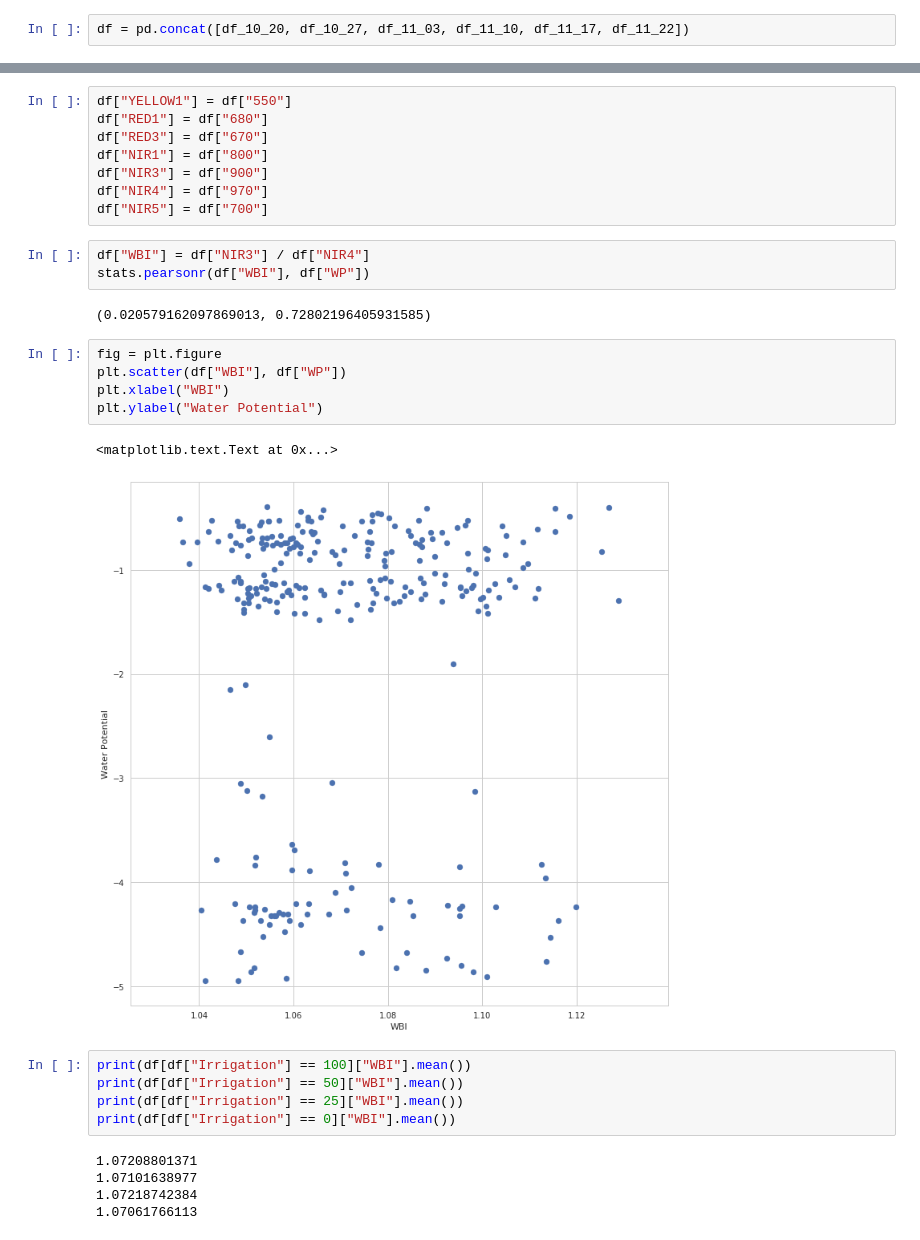
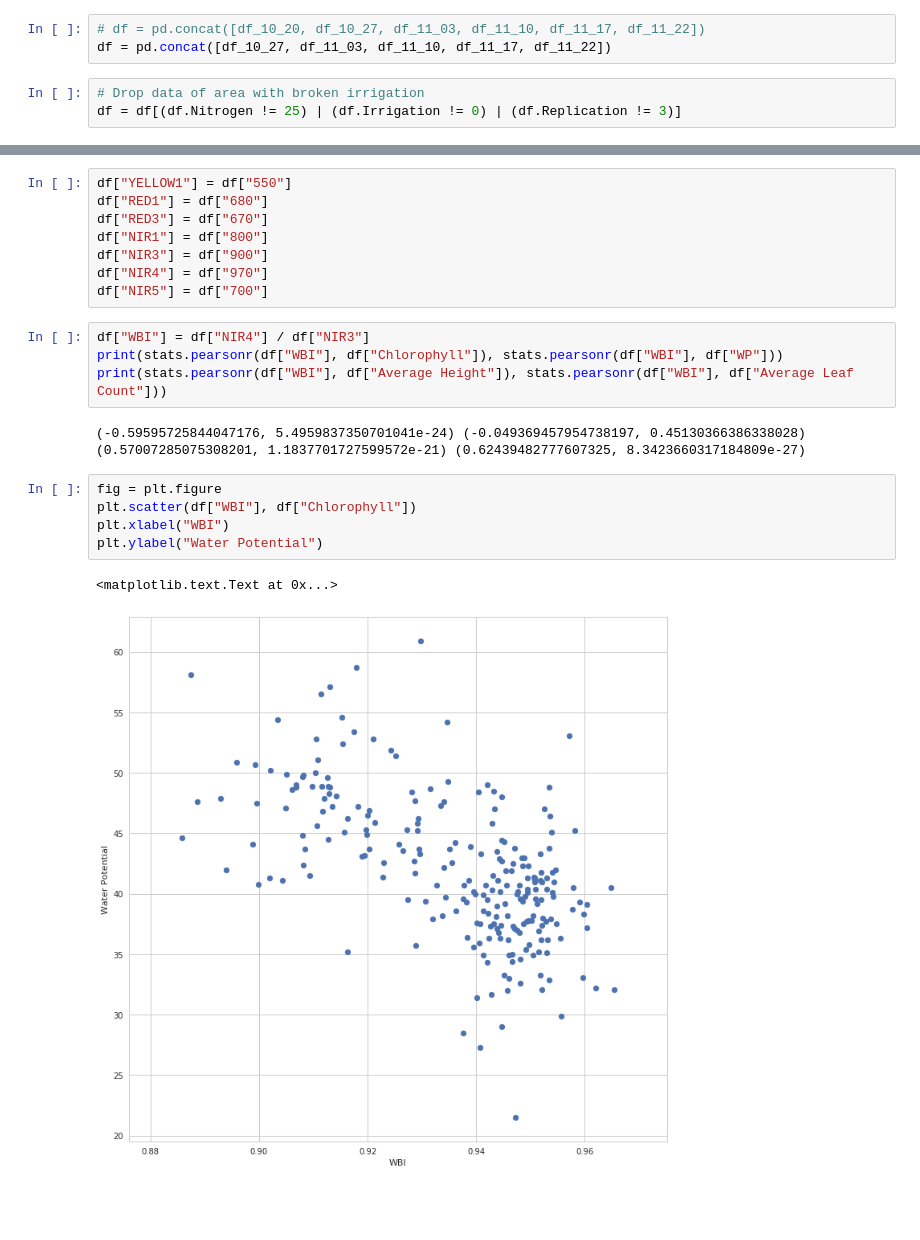
Before and after one commit to cheripai/thesis, a Jupyter notebook: notebooks/Lettuce_Spectra_Analysis.ipynb, the cells around one changed output, grey strips where cells are left out. Cells and saved outputs as stored; diff of their text form; blank space fills up the shorter version.

```diff
--- a/notebooks/Lettuce_Spectra_Analysis.ipynb
+++ b/notebooks/Lettuce_Spectra_Analysis.ipynb
@@ -77,5 +77,9 @@ df_11_10 = pd.merge(gt_11_10, spectra_11_10, on=["Nitrogen", "Irrigation", "Repl
 df_11_17 = pd.merge(gt_11_17, spectra_11_17, on=["Nitrogen", "Irrigation", "Replication"])
 df_11_22 = pd.merge(gt_11_22, spectra_11_22, on=["Nitrogen", "Irrigation", "Replication"])
 # %%
-df = pd.concat([df_10_20, df_10_27, df_11_03, df_11_10, df_11_17, df_11_22])
+# df = pd.concat([df_10_20, df_10_27, df_11_03, df_11_10, df_11_17, df_11_22])
+df = pd.concat([df_10_27, df_11_03, df_11_10, df_11_17, df_11_22])
+# %%
+# Drop data of area with broken irrigation
+df = df[(df.Nitrogen != 25) | (df.Irrigation != 0) | (df.Replication != 3)]
 # %%
@@ -131,25 +135,17 @@ df["NIR3"] = df["900"]
 df["NIR4"] = df["970"]
 df["NIR5"] = df["700"]
 # %%
-df["WBI"] = df["NIR3"] / df["NIR4"]
-stats.pearsonr(df["WBI"], df["WP"])
+df["WBI"] = df["NIR4"] / df["NIR3"]
+print(stats.pearsonr(df["WBI"], df["Chlorophyll"]), stats.pearsonr(df["WBI"], df["WP"]))
+print(stats.pearsonr(df["WBI"], df["Average Height"]), stats.pearsonr(df["WBI"], df["Average Leaf Count"]))
 # %% [output]
-(0.020579162097869013, 0.72802196405931585)
+(-0.59595725844047176, 5.4959837350701041e-24) (-0.049369457954738197, 0.45130366386338028)
+(0.57007285075308201, 1.1837701727599572e-21) (0.62439482777607325, 8.3423660317184809e-27)
 # %%
 fig = plt.figure
-plt.scatter(df["WBI"], df["WP"])
+plt.scatter(df["WBI"], df["Chlorophyll"])
 plt.xlabel("WBI")
 plt.ylabel("Water Potential")
 # %% [output]
 <matplotlib.text.Text at 0x...>
-[figure, old version]
+[figure, new version]
-# %%
-print(df[df["Irrigation"] == 100]["WBI"].mean())
-print(df[df["Irrigation"] == 50]["WBI"].mean())
-print(df[df["Irrigation"] == 25]["WBI"].mean())
-print(df[df["Irrigation"] == 0]["WBI"].mean())
-# %% [output]
-1.07208801371
-1.07101638977
-1.07218742384
-1.07061766113
```
Also changed, not shown: parts of 22 cells of this notebook.
